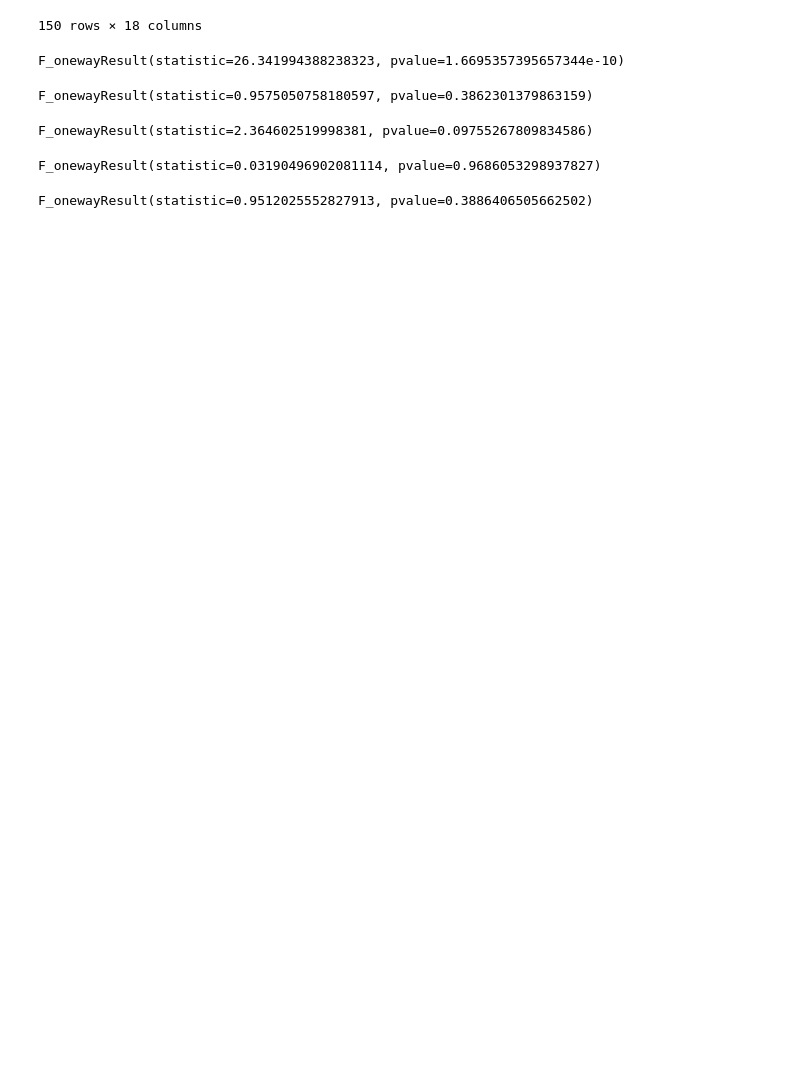
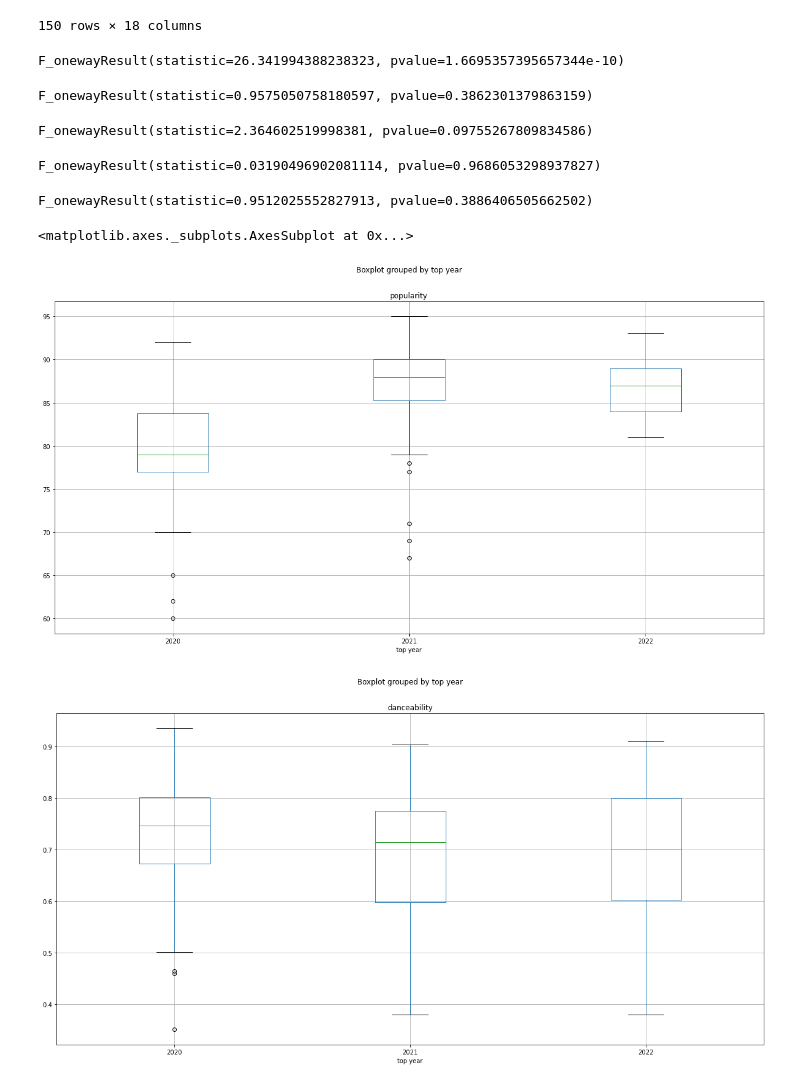
Before and after one commit to codyallison/Spotify-Top-Hits-Data-Analysis, a Jupyter notebook: Data/2020_2022_playlist.ipynb, the cells around one changed output. Saved outputs shown, nothing was run; the diff lists cells and outputs as text; code cells hidden in the pictures; blank space fills up the shorter version.

Commit message:
visualization examples added for 2020s analysis

```diff
--- a/Data/2020_2022_playlist.ipynb
+++ b/Data/2020_2022_playlist.ipynb
@@ -67,3 +68,11 @@ group2 = tracks_df_20_22[tracks_df_20_22["top year"] == 2022]["valence"]
 stats.f_oneway(group0, group1, group2)
 # %% [output]
 F_onewayResult(statistic=0.9512025552827913, pvalue=0.3886406505662502)
+# %%
+#Examples of box plots
+tracks_df_20_22.boxplot("popularity", by="top year", figsize=(20, 10))
+tracks_df_20_22.boxplot("danceability", by="top year", figsize=(20, 10))
+# %% [output]
+<matplotlib.axes._subplots.AxesSubplot at 0x...>
+[figure, added]
+[figure, added]
```
Also changed, not shown: parts of 3 cells of this notebook, 1 other file.
